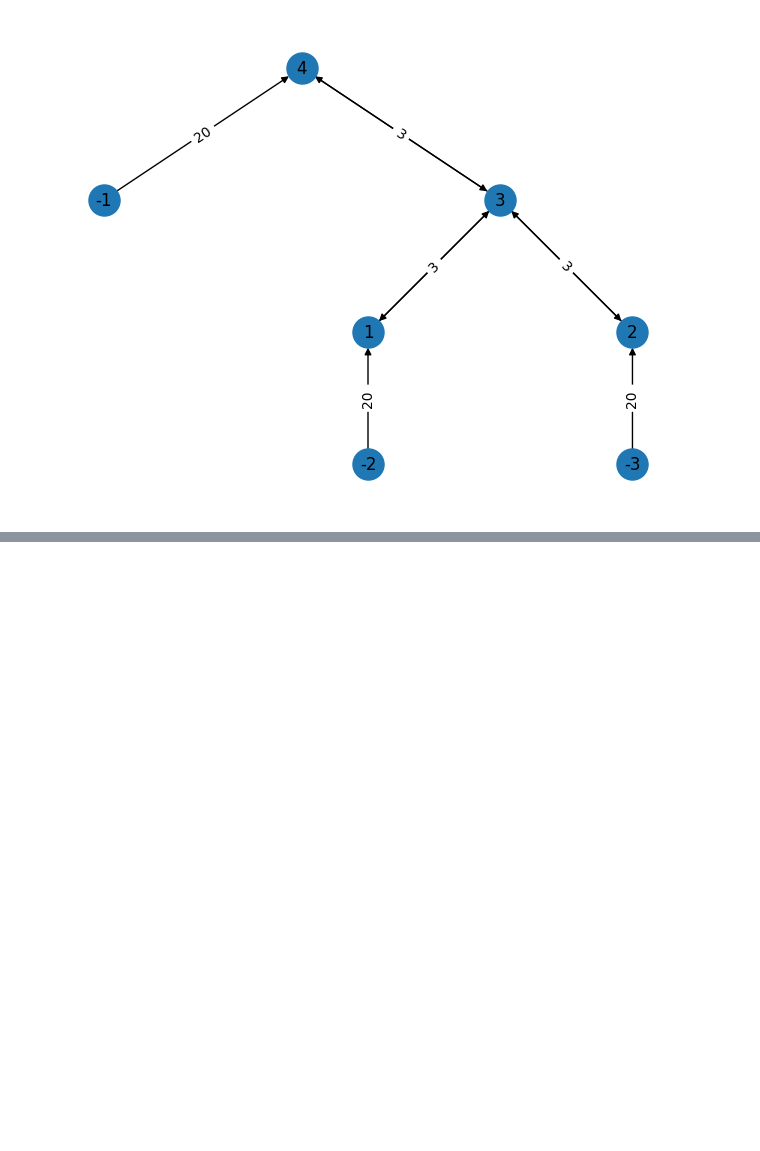
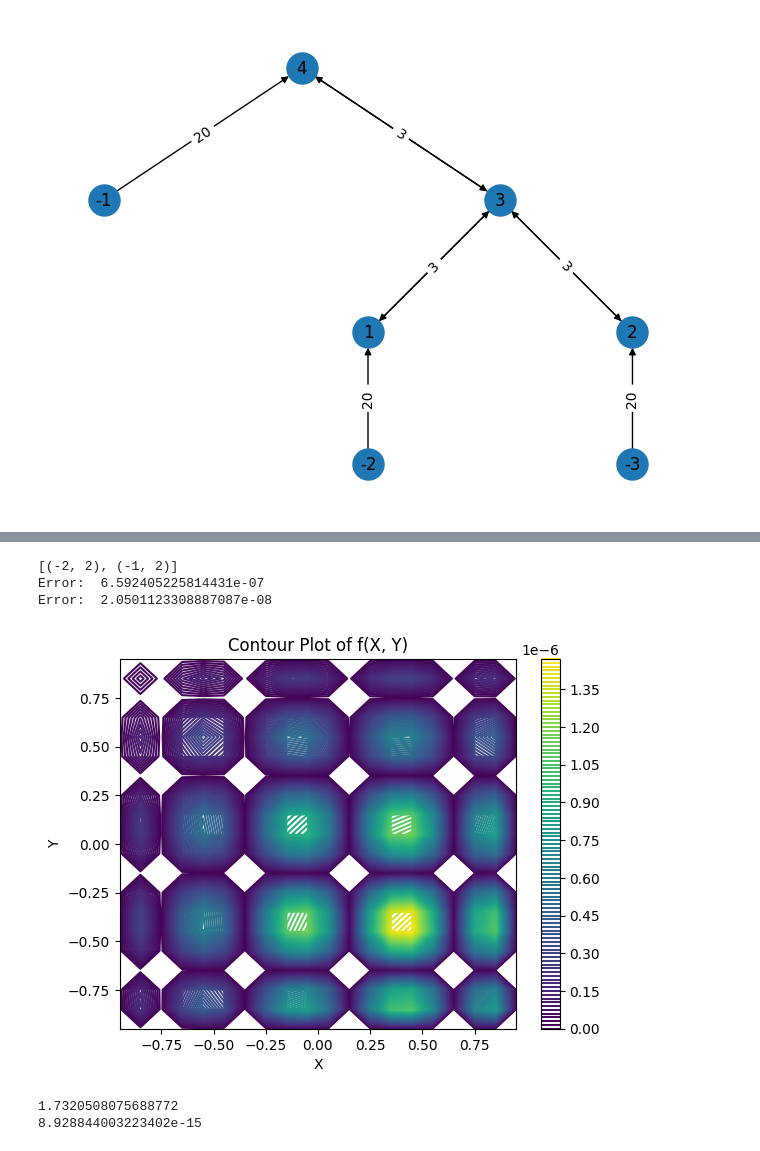
Before and after one commit to roman-ellerbrock/pyQuTree, a Jupyter notebook: ttnopt.ipynb, the cells around one changed output, grey strips where cells are left out. Cells and saved outputs as stored; diff of their text form; code cells hidden in the pictures; blank space fills up the shorter version.

```diff
--- a/ttnopt.ipynb
+++ b/ttnopt.ipynb
@@ -38,7 +38,7 @@ plot_tree(G)
 # %% [output]
 [figure]
 # %%
-G_opt, df = ttnopt(G, O, nsweep = 6)
+G_opt, df = ttnopt(G, O, nsweep = 5)
 fig = grid_animation(df)
 fig.show()
 # %%
@@ -120,3 +133,67 @@ plot_tree(tn)
+# %%
+def f(x):
+    if len(x) == 3:
+        return x[0]**2 + x[1]**2 + x[2]**2 + x[0]*x[1] + x[1]*x[2] + x[0]*x[2]
+    elif len(x) == 2:
+        return np.exp(-(x[0]**2 + x[1]**2 + x[0]*x[1]))
+
+def f_sin(x):
+    y = x * np.pi
+    if len(x) == 3:
+        return np.sin(y[0]) * np.sin(y[1]) * np.sin(y[2])
+    if len(y) == 2:
+        return np.cos(y[0]) * np.sin(y[1])
+
+dof = 2
+r = 6
+N = 20
+func = f
+O = Objective(func, [linspace(-1, 1, N)]*dof)
+G = balanced_tree(dof, r, N)
+#G = remove_edge(G, (0, 2))
+G = tn_grid(G, O.linspace)
+Gopt, df = ttnopt(G, O, nsweep = 5)
+if dof == 3:
+    fig = grid_animation(df)
+    fig.show()
+#plot_tree(Gopt)
+F = contract(Gopt)
+
+if dof == 2:
+    F2 = F.nodes[2]['A']
+
+    x1 = Grid(linspace(-1, 1, N), 0)
+    x2 = Grid(linspace(-1, 1, N), 1)
+    xyz = x1 @ x2
+    Fref = xyz.evaluate(func)
+    Fref = Fref.reshape((N, N))
+    Fref = Fref.transpose([1, 0])
+    print(F2.edges)
+    print('Error: ', np.linalg.norm(Fref - F2)/np.linalg.norm(Fref))
+    print('Error: ', np.linalg.norm(Fref - F2)/N**dof)
+#    plt.contour(xyz.grid[:, 0].reshape(N, N), xyz.grid[:, 1].reshape(N, N), (F2).reshape((N, N)), levels=100)  # Using 100 levels for a smoother gradient
+    plt.contour(xyz.grid[:, 0].reshape(N, N), xyz.grid[:, 1].reshape(N, N), (np.abs(Fref-F2)).reshape((N, N)), levels=100)  # Using 100 levels for a smoother gradient
+#    plt.contour(xyz.grid[:, 0].reshape(N, N), xyz.grid[:, 1].reshape(N, N), (np.abs(Fref-F2)).reshape((N, N)), levels=100)  # Using 100 levels for a smoother gradient
+    plt.colorbar()
+    plt.title("Contour Plot of f(X, Y)")
+    plt.xlabel("X")
+    plt.ylabel("Y")
+    plt.show()
+elif dof == 3:
+    F2 = F.nodes[4]['A']
+    x1 = Grid(linspace(-1, 1, N), 0)
+    x2 = Grid(linspace(-1, 1, N), 1)
+    x3 = Grid(linspace(-1, 1, N), 2)
+    xyz = x1 @ x2 @ x3
+    Fref = xyz.evaluate(func)
+    Fref = Fref.reshape((N, N, N))
+    print('Error: ', np.linalg.norm(Fref - F2)/np.linalg.norm(Fref))
+    print('Error: ', np.linalg.norm(Fref - F2)/N**dof)
+# %% [output]
+[(-2, 2), (-1, 2)]
+Error:  6.592405225814431e-07
+Error:  2.0501123308887087e-08
+[figure, added]
 # %%
 # cool multi-D plot
 #import pandas as pd
@@ -150,3 +227,14 @@ plot_tree(tn)
 #)
 #
 #fig.show()
+# %%
+
+A = np.arange(20).reshape((5, 4))
+eps = 1e-12
+
+A_inv = regularized_inverse(A, eps)
+print(np.linalg.norm(A @ A_inv - np.eye(5)))
+print(np.linalg.norm(A @ A_inv @ A - A))
+# %% [output]
+1.7320508075688772
+8.928844003223402e-15
```
Also changed, not shown: parts of 9 cells of this notebook, 10 other files.
